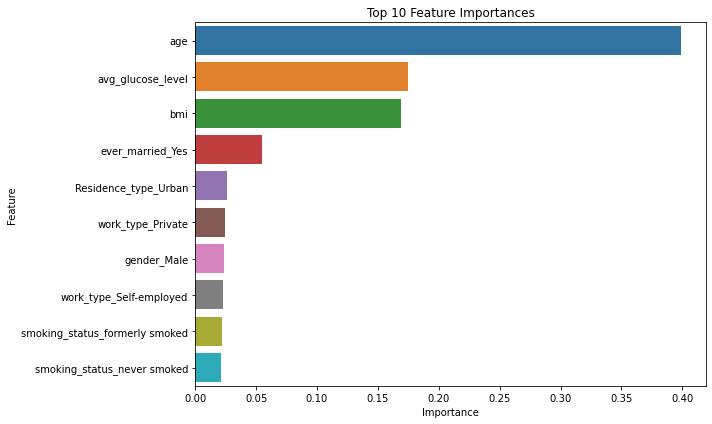
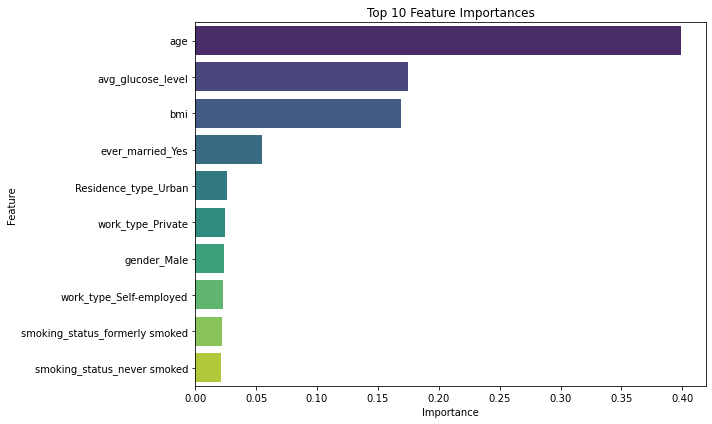
Code edit (unified diff) that turned the first committed figure into the second:
--- before
+++ after
@@ -24,5 +24,6 @@
 
 plt.figure(figsize=(10, 6))
-sns.barplot(x='Importance', y='Feature', data=feature_importance_df.head(10), hue='Feature', legend=False)
+# added palette='viridis' for better visualization
+sns.barplot(x='Importance', y='Feature', data=feature_importance_df.head(10), hue='Feature', palette='viridis', legend=False)
 plt.title('Top 10 Feature Importances')
 plt.tight_layout()
@@ -36,4 +37,7 @@
 }).sort_values(by='Odds_Ratio', ascending=False)
 
+# format values to 3 decimal places for cleaner display
+or_df['Odds_Ratio'] = or_df['Odds_Ratio'].round(3)
+
 print("\n--- Odds Ratios ---")
 display(or_df.head(10))

Commit: Synchronise changes and improve readability